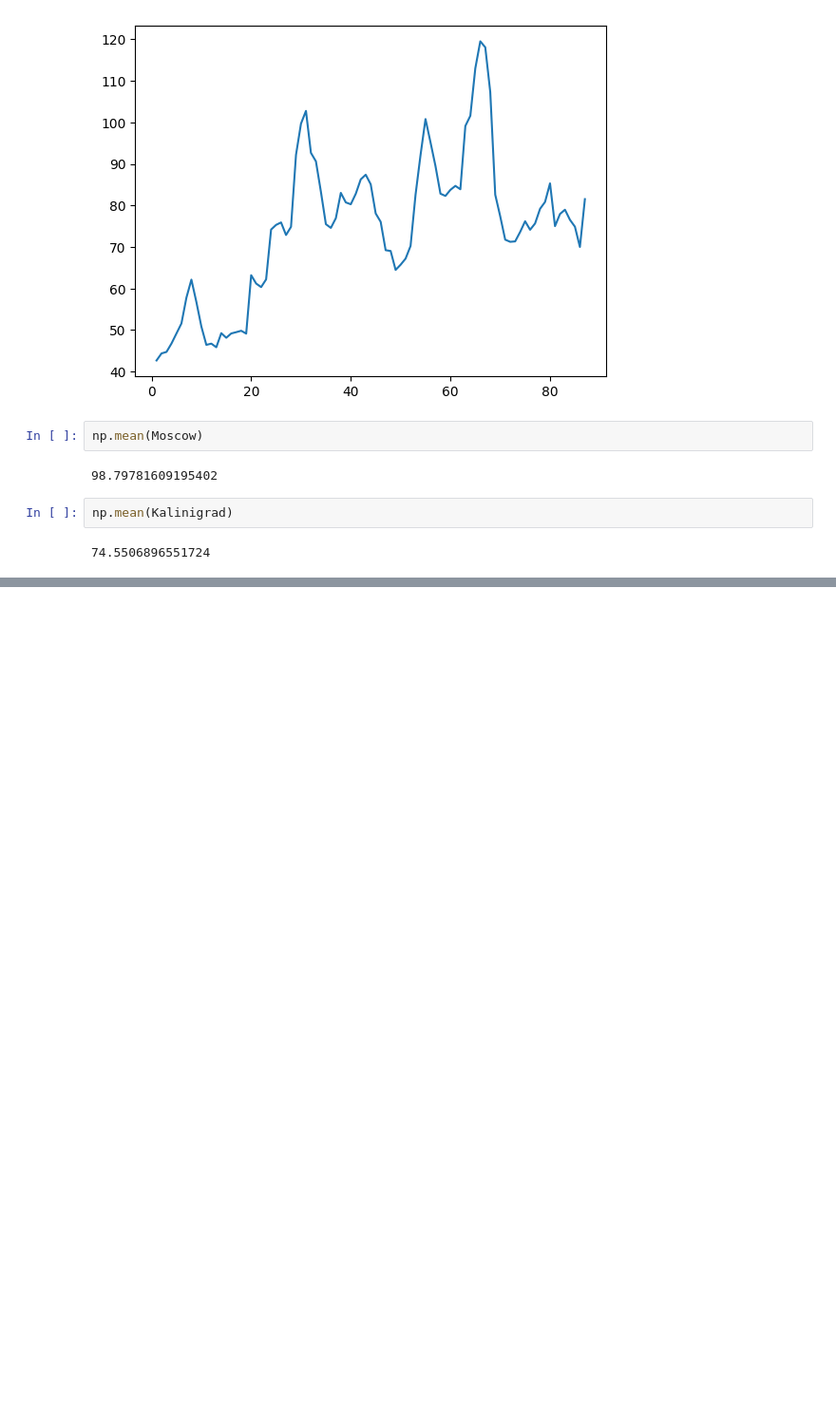
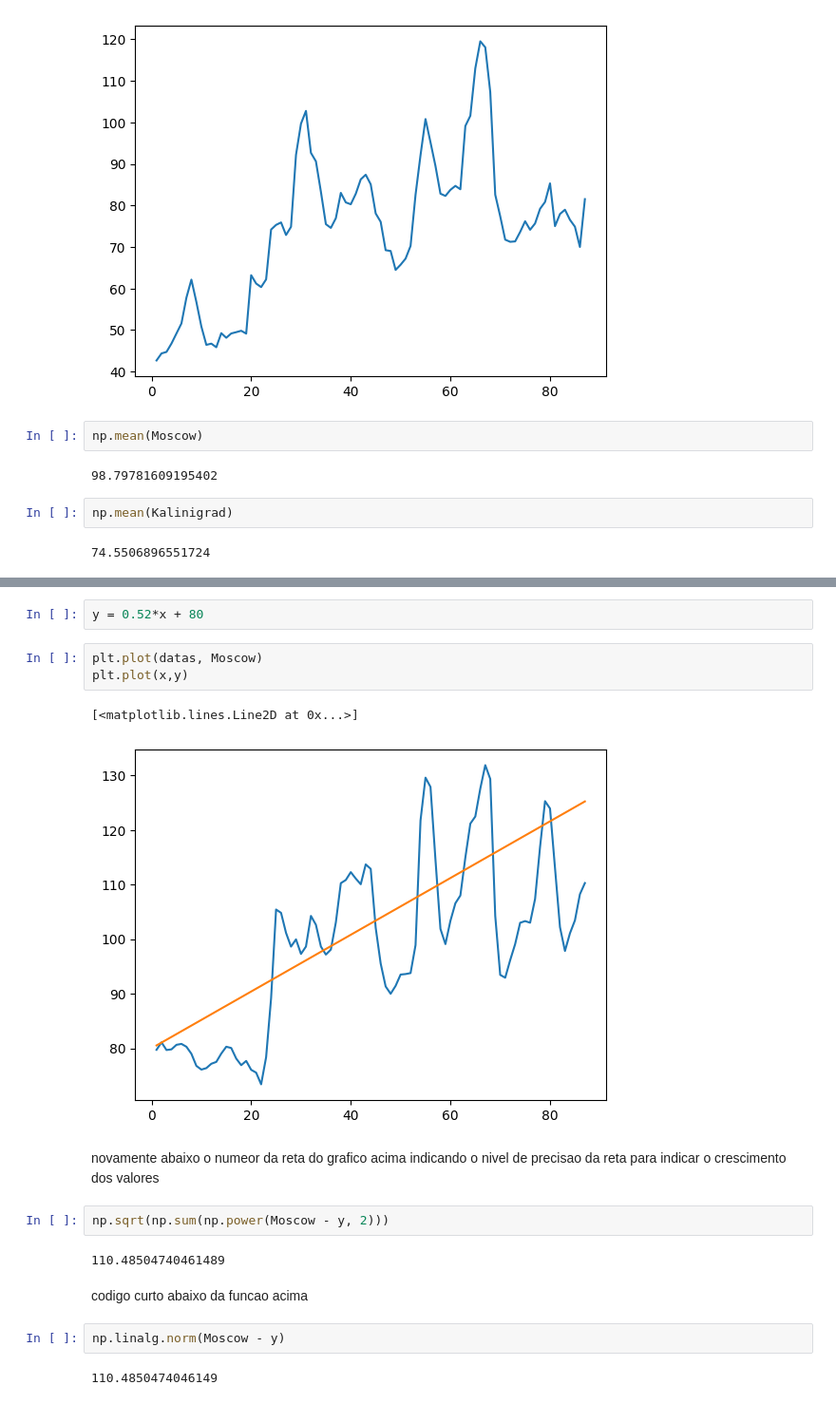
Before and after one commit to GuilhermeSM-0808/FIAP, a Jupyter notebook: Alura/Python/Python_For_DataScience/NumPy/Numpy_Carregando_Dados.ipynb, the cells around one changed output, grey strips where cells are left out. Shown: that part at 95% size. Saved outputs shown, nothing was run; the diff lists cells and outputs as text; blank space fills up the shorter version.

```diff
--- a/Alura/Python/Python_For_DataScience/NumPy/Numpy_Carregando_Dados.ipynb
+++ b/Alura/Python/Python_For_DataScience/NumPy/Numpy_Carregando_Dados.ipynb
@@ -248,0 +279,20 @@ np.mean(Kalinigrad)
+# %%
+y = 0.52*x + 80
+# %%
+plt.plot(datas, Moscow)
+plt.plot(x,y)
+# %% [output]
+[<matplotlib.lines.Line2D at 0x...>]
+[figure, added]
+# %% [markdown]
+novamente abaixo o numeor da reta do grafico acima indicando o nivel de precisao da reta para indicar o crescimento dos valores
+# %%
+np.sqrt(np.sum(np.power(Moscow - y, 2)))
+# %% [output]
+110.48504740461489
+# %% [markdown]
+codigo curto abaixo da funcao acima
+# %%
+np.linalg.norm(Moscow - y)
+# %% [output]
+110.4850474046149
```
Also changed, not shown: parts of 25 cells of this notebook.
